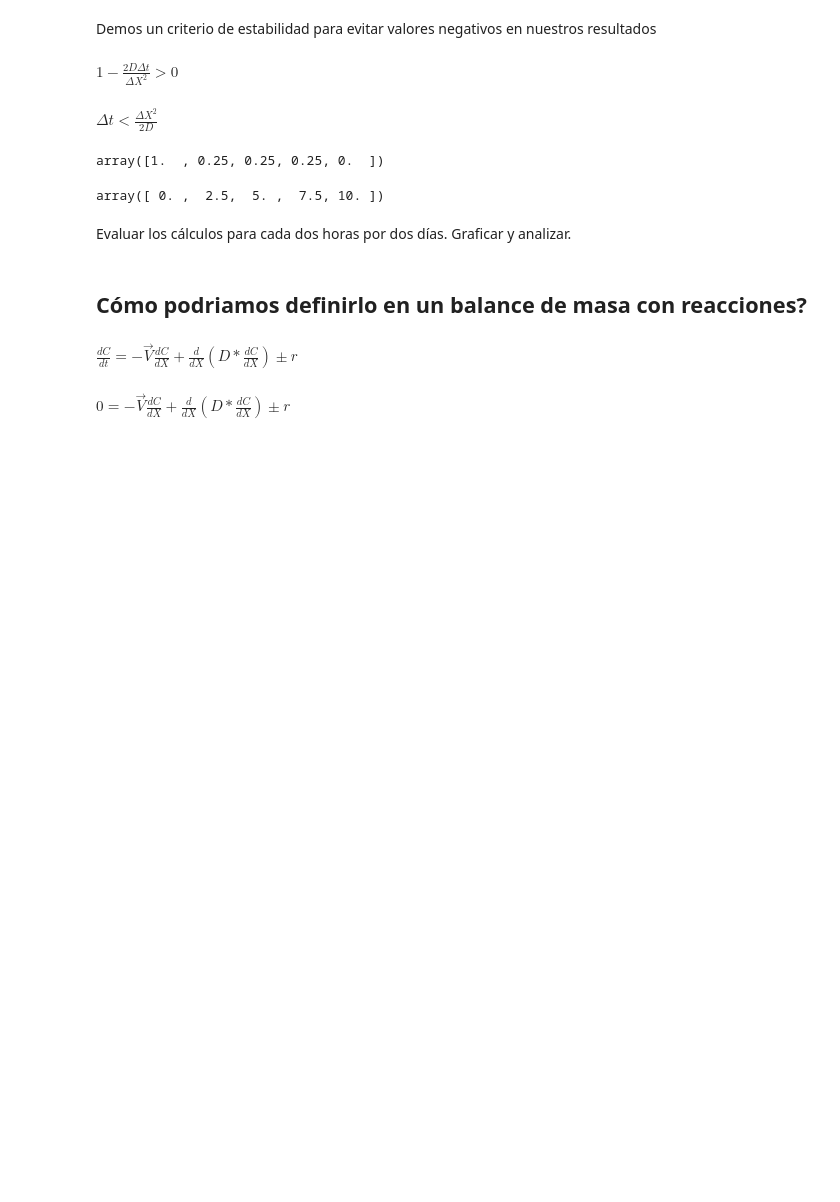
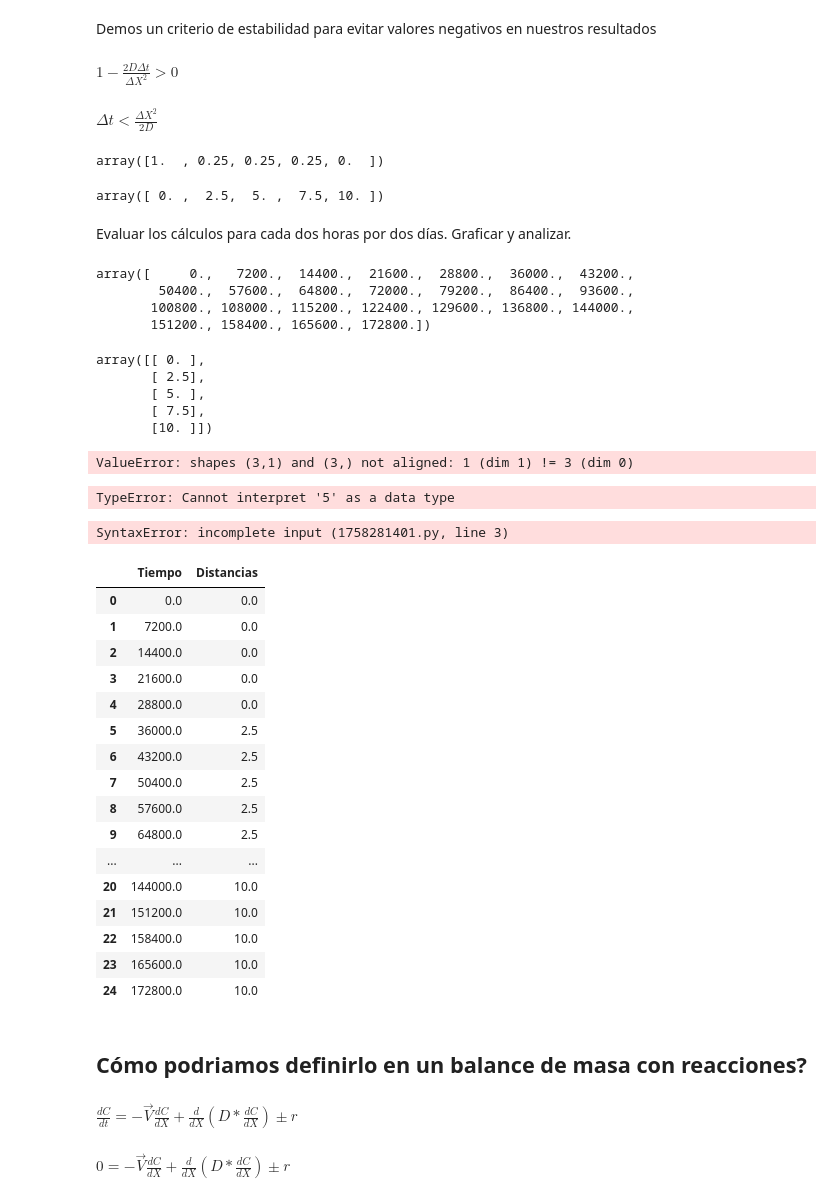
Before and after one commit to valizcanos/BalanceDeMateriaYEnergia, a Jupyter notebook: 9_LyDeFick.ipynb, the cells around one changed output. Cells and saved outputs as stored; diff of their text form; code cells hidden in the pictures; blank space fills up the shorter version.

```diff
--- a/9_LyDeFick.ipynb
+++ b/9_LyDeFick.ipynb
@@ -245,6 +245,59 @@ Xi
 array([ 0. ,  2.5,  5. ,  7.5, 10. ])
 # %% [markdown]
 Evaluar los cálculos para cada dos horas por dos días. Graficar y analizar.
+# %%
+t = np.linspace(0,7200*24,25)
+# %%
+t
+# %% [output]
+array([     0.,   7200.,  14400.,  21600.,  28800.,  36000.,  43200.,
+        50400.,  57600.,  64800.,  72000.,  79200.,  86400.,  93600.,
+       100800., 108000., 115200., 122400., 129600., 136800., 144000.,
+       151200., 158400., 165600., 172800.])
+# %%
+Xi.reshape(5,1)
+# %% [output]
+array([[ 0. ],
+       [ 2.5],
+       [ 5. ],
+       [ 7.5],
+       [10. ]])
+# %%
+np.dot([[1],[2],[3]],[1,1,1])
+# %% [output]
+ValueError: shapes (3,1) and (3,) not aligned: 1 (dim 1) != 3 (dim 0)
+# %%
+np.dot(Xi.reshape(5,1),np.ones(1,5))
+# %% [output]
+TypeError: Cannot interpret '5' as a data type
+# %%
+Datos = np.zeros(125*125,shape=(125,2))
+for j in range(2):
+    for i in range(125):
+        Datos[i,j]
+# %% [output]
+SyntaxError: incomplete input (1758281401.py, line 3)
+# %%
+Datos = pd.DataFrame({"Tiempo":t,"Distancias":DX})
+Datos
+# %% [output]
+|  | Tiempo | Distancias |
+| 0 | 0.0 | 0.0 |
+| 1 | 7200.0 | 0.0 |
+| 2 | 14400.0 | 0.0 |
+| 3 | 21600.0 | 0.0 |
+| 4 | 28800.0 | 0.0 |
+| 5 | 36000.0 | 2.5 |
+| 6 | 43200.0 | 2.5 |
+| 7 | 50400.0 | 2.5 |
+| 8 | 57600.0 | 2.5 |
+| 9 | 64800.0 | 2.5 |
+| ... | ... | ... |
+| 20 | 144000.0 | 10.0 |
+| 21 | 151200.0 | 10.0 |
+| 22 | 158400.0 | 10.0 |
+| 23 | 165600.0 | 10.0 |
+| 24 | 172800.0 | 10.0 |
 # %% [markdown]
 ## Cómo podriamos definirlo en un balance de masa con reacciones?
 # %% [markdown]
```
Also changed, not shown: 1 other file.
